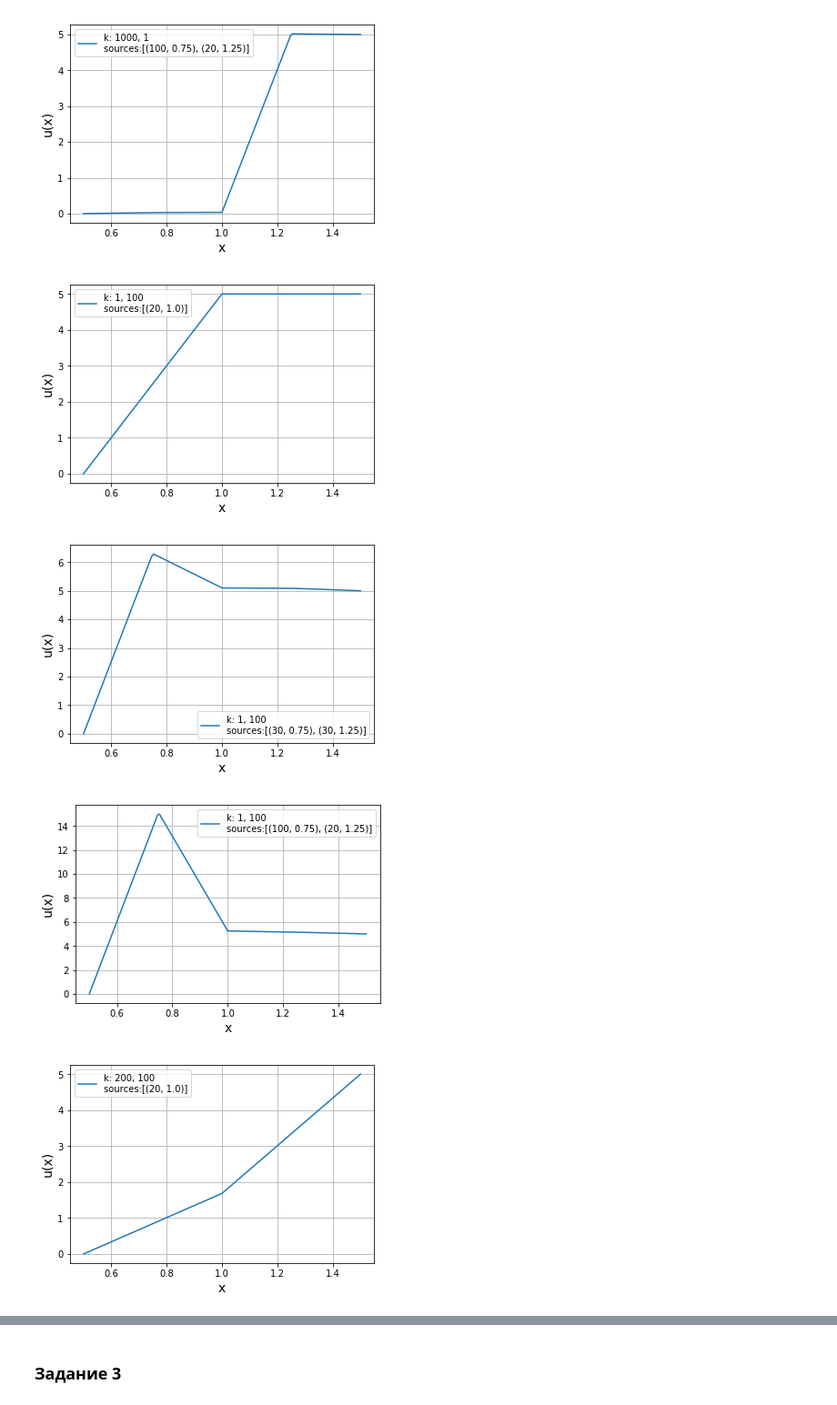
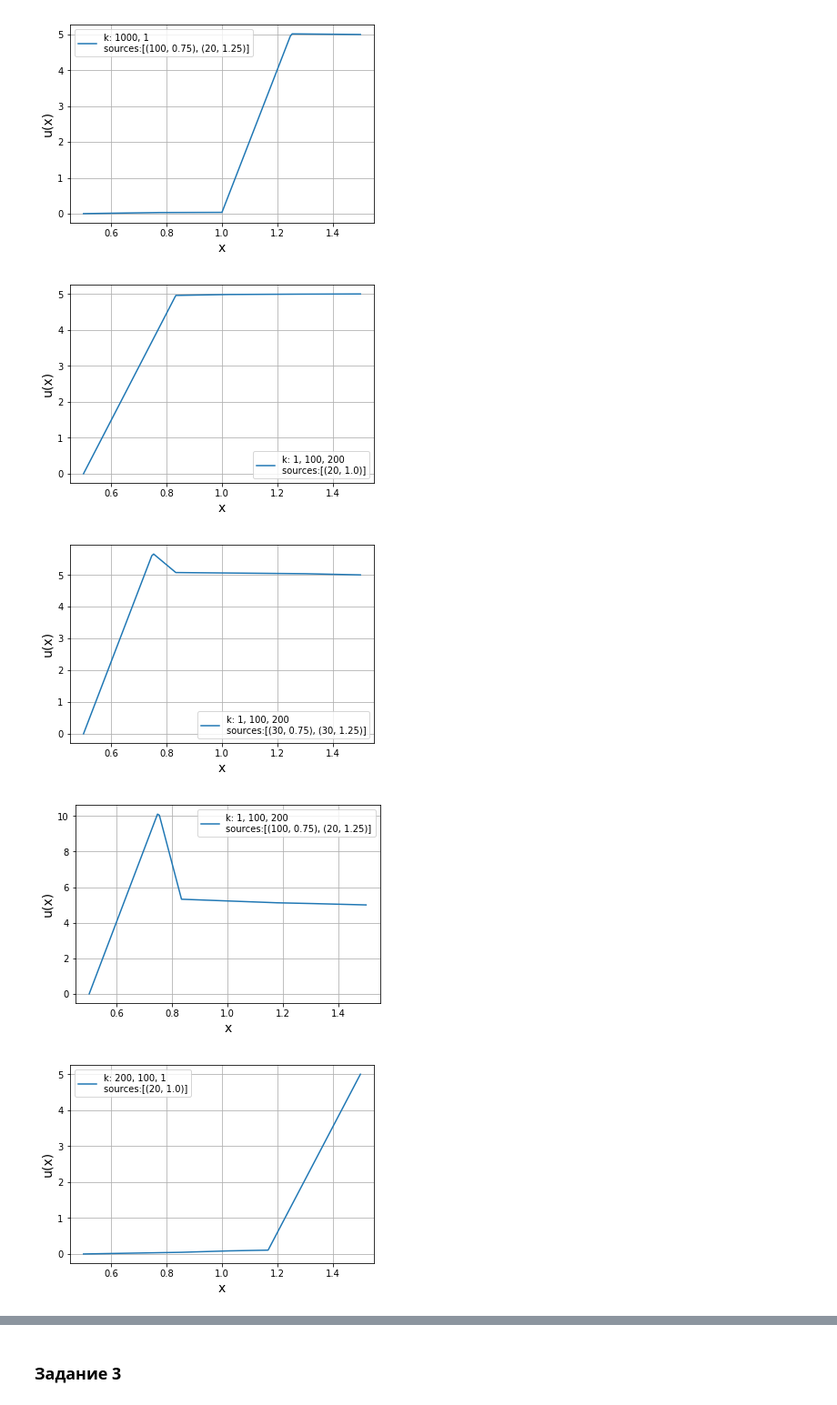
Before and after one commit to edadasko/numerical_analysis, a Jupyter notebook: lab_3_heat_equation.ipynb, the cells around one changed output, grey strips where cells are left out. Shown at 91% size. Cells and saved outputs as stored; diff of their text form; code cells hidden in the pictures.

```diff
--- a/lab_3_heat_equation.ipynb
+++ b/lab_3_heat_equation.ipynb
@@ -170,7 +170,7 @@ sources = [
 # %%
 for k1, k2 in k2_values:
     for src in sources:
-        x, y = task2(a, b, ua, ub, src, k1, k2)
+        x, y = task2(a, b, Ua, Ub, src, k1, k2)
         show_chart(x, y, f'k: {k1}, {k2}\nsources:{src}')
 # %% [output]
 [figure]
@@ -182,10 +182,10 @@ for k1, k2 in k2_values:
 # %%
 for k1, k2, k3 in k3_values:
     for src in sources:
-        x, y = task2(a, b, ua, ub, src, k1, k2)
-        show_chart(x, y, f'k: {k1}, {k2}\nsources:{src}')
+        x, y = task2(a, b, Ua, Ub, src, k1, k2, k3)
+        show_chart(x, y, f'k: {k1}, {k2}, {k3} \nsources:{src}')
 # %% [output]
-[figure, old version]
+[figure, new version]
-[figure, old version]
+[figure, new version]
-[figure, old version]
+[figure, new version]
-[figure, old version]
+[figure, new version]
```
Also changed, not shown: parts of 1 cell of this notebook.
